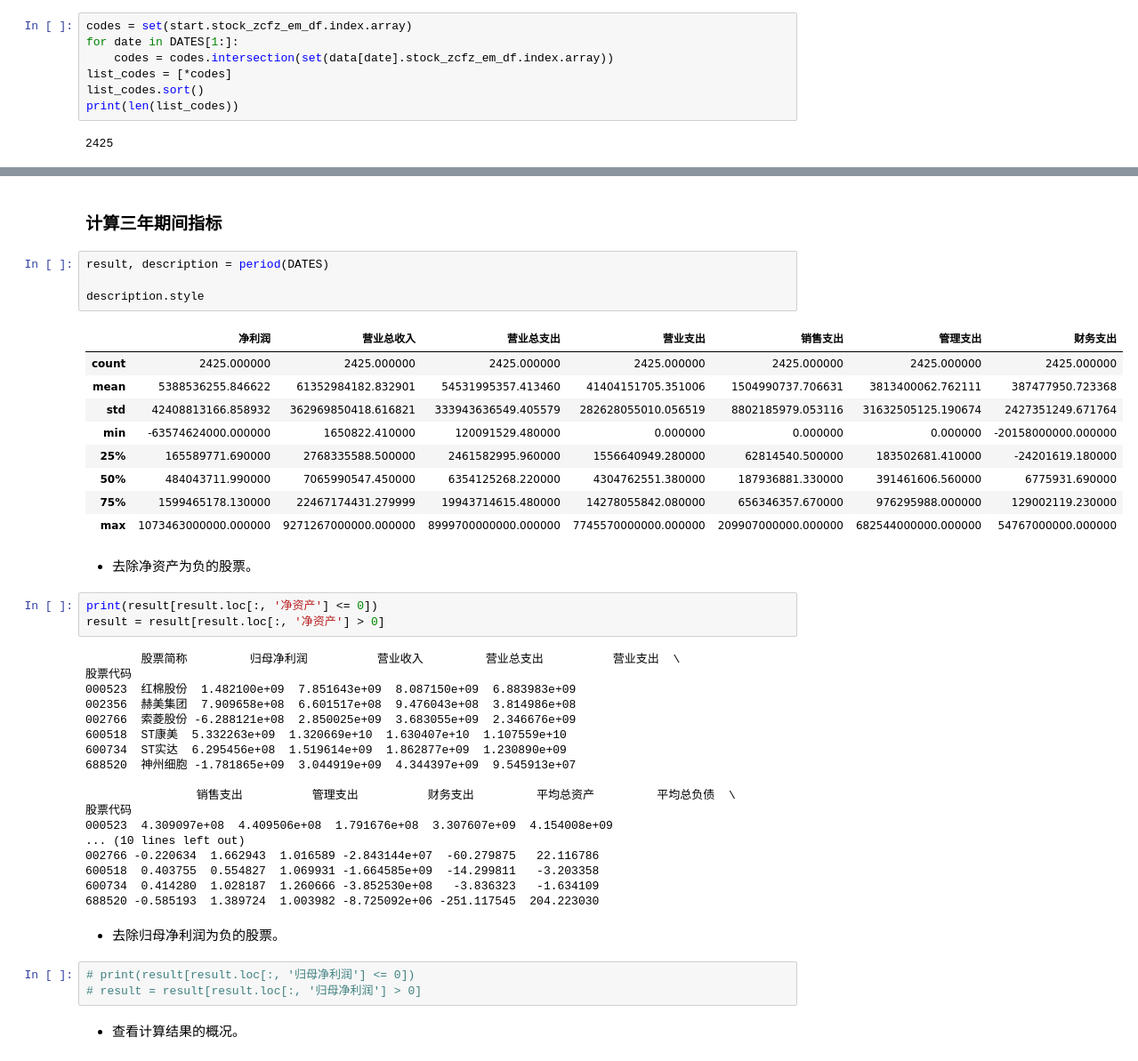
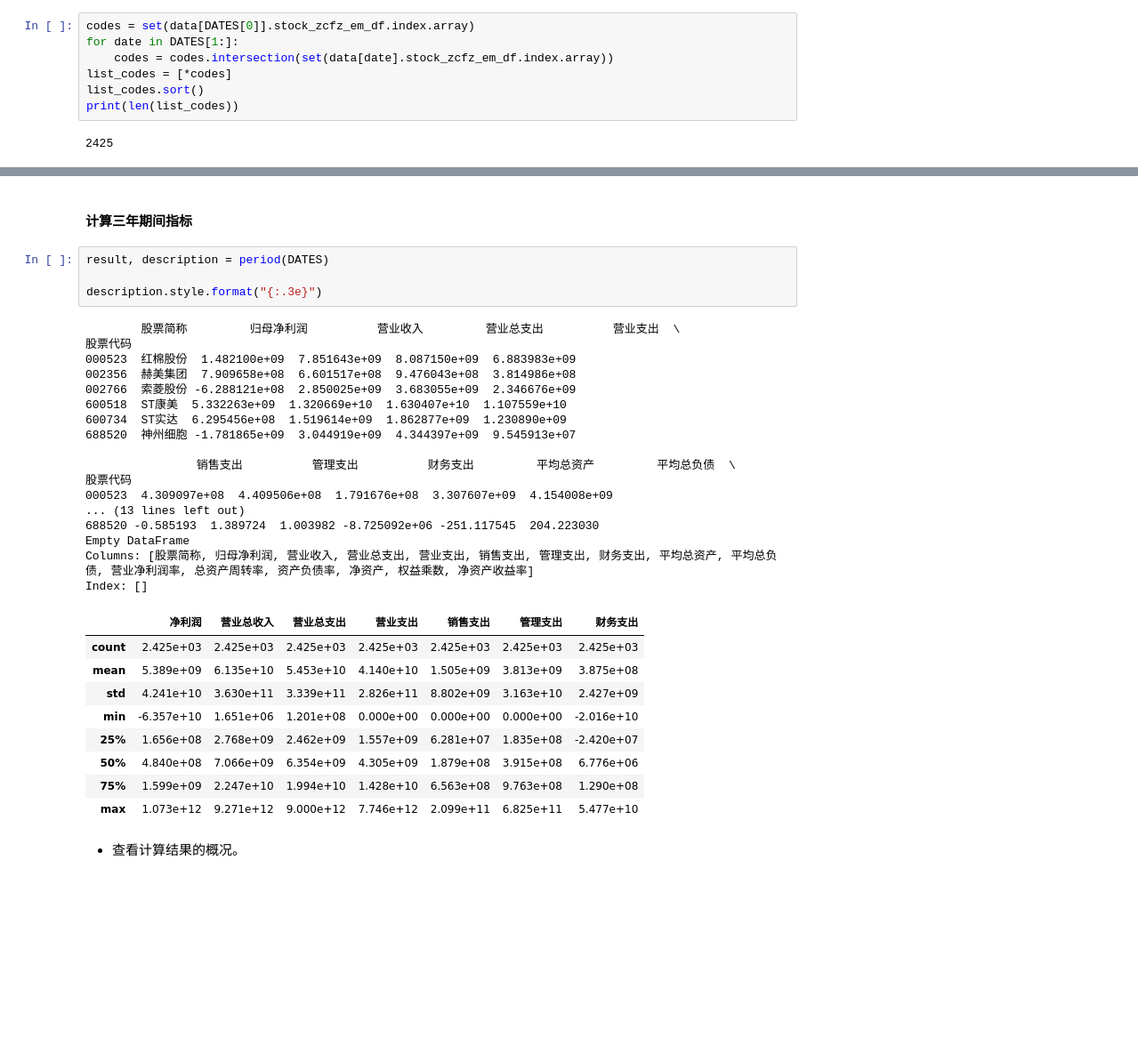
Before and after one commit to TheVeryDarkness/cs410, a Jupyter notebook: 2/2.ipynb, the cells around one changed output, grey strips where cells are left out. Shown: that part at 89% size. Drawn from its saved outputs; the diff is of its cells as text; blank space fills up the shorter version.

```diff
--- a/2/2.ipynb
+++ b/2/2.ipynb
@@ -156,7 +159,7 @@ max    3.159060e+11  3.483380e+11  3.611320e+11  3.639930e+11
 # %% [markdown]
 - 收集在 2021 年到 2023 年都处于上市状态且发布了年度财报的股票。
 # %%
-codes = set(start.stock_zcfz_em_df.index.array)
+codes = set(data[DATES[0]].stock_zcfz_em_df.index.array)
 for date in DATES[1:]:
     codes = codes.intersection(set(data[date].stock_zcfz_em_df.index.array))
 list_codes = [*codes]
@@ -239,47 +426,36 @@ def period(DATE: list[str]) -> tuple[pd.DataFrame, pd.DataFrame]:
 # %% [markdown]
-### 计算三年期间指标
+#### 计算三年期间指标
 # %%
 result, description = period(DATES)
 
-description.style
+description.style.format("{:.3e}")
 # %% [output]
+        股票简称         归母净利润          营业收入         营业总支出          营业支出  \
+股票代码
+000523  红棉股份  1.482100e+09  7.851643e+09  8.087150e+09  6.883983e+09
+002356  赫美集团  7.909658e+08  6.601517e+08  9.476043e+08  3.814986e+08
+002766  索菱股份 -6.288121e+08  2.850025e+09  3.683055e+09  2.346676e+09
+600518  ST康美  5.332263e+09  1.320669e+10  1.630407e+10  1.107559e+10
+600734  ST实达  6.295456e+08  1.519614e+09  1.862877e+09  1.230890e+09
+688520  神州细胞 -1.781865e+09  3.044919e+09  4.344397e+09  9.545913e+07
+
+                销售支出          管理支出          财务支出         平均总资产         平均总负债  \
+股票代码
+000523  4.309097e+08  4.409506e+08  1.791676e+08  3.307607e+09  4.154008e+09
+... (13 lines left out)
+688520 -0.585193  1.389724  1.003982 -8.725092e+06 -251.117545  204.223030
+Empty DataFrame
+Columns: [股票简称, 归母净利润, 营业收入, 营业总支出, 营业支出, 销售支出, 管理支出, 财务支出, 平均总资产, 平均总负债, 营业净利润率, 总资产周转率, 资产负债率, 净资产, 权益乘数, 净资产收益率]
+Index: []
 |  | 净利润 | 营业总收入 | 营业总支出 | 营业支出 | 销售支出 | 管理支出 | 财务支出 |
-| count | 2425.000000 | 2425.000000 | 2425.000000 | 2425.000000 | 2425.000000 | 2425.000000 | 2425.000000 |
-| mean | 5388536255.846622 | 61352984182.832901 | 54531995357.413460 | 41404151705.351006 | 1504990737.706631 | 3813400062.762111 | 387477950.723368 |
-| std | 42408813166.858932 | 362969850418.616821 | 333943636549.405579 | 282628055010.056519 | 8802185979.053116 | 31632505125.190674 | 2427351249.671764 |
-| min | -63574624000.000000 | 1650822.410000 | 120091529.480000 | 0.000000 | 0.000000 | 0.000000 | -20158000000.000000 |
-| 25% | 165589771.690000 | 2768335588.500000 | 2461582995.960000 | 1556640949.280000 | 62814540.500000 | 183502681.410000 | -24201619.180000 |
-| 50% | 484043711.990000 | 7065990547.450000 | 6354125268.220000 | 4304762551.380000 | 187936881.330000 | 391461606.560000 | 6775931.690000 |
-| 75% | 1599465178.130000 | 22467174431.279999 | 19943714615.480000 | 14278055842.080000 | 656346357.670000 | 976295988.000000 | 129002119.230000 |
-| max | 1073463000000.000000 | 9271267000000.000000 | 8999700000000.000000 | 7745570000000.000000 | 209907000000.000000 | 682544000000.000000 | 54767000000.000000 |
+| count | 2.425e+03 | 2.425e+03 | 2.425e+03 | 2.425e+03 | 2.425e+03 | 2.425e+03 | 2.425e+03 |
+| mean | 5.389e+09 | 6.135e+10 | 5.453e+10 | 4.140e+10 | 1.505e+09 | 3.813e+09 | 3.875e+08 |
+| std | 4.241e+10 | 3.630e+11 | 3.339e+11 | 2.826e+11 | 8.802e+09 | 3.163e+10 | 2.427e+09 |
+| min | -6.357e+10 | 1.651e+06 | 1.201e+08 | 0.000e+00 | 0.000e+00 | 0.000e+00 | -2.016e+10 |
+| 25% | 1.656e+08 | 2.768e+09 | 2.462e+09 | 1.557e+09 | 6.281e+07 | 1.835e+08 | -2.420e+07 |
+| 50% | 4.840e+08 | 7.066e+09 | 6.354e+09 | 4.305e+09 | 1.879e+08 | 3.915e+08 | 6.776e+06 |
+| 75% | 1.599e+09 | 2.247e+10 | 1.994e+10 | 1.428e+10 | 6.563e+08 | 9.763e+08 | 1.290e+08 |
+| max | 1.073e+12 | 9.271e+12 | 9.000e+12 | 7.746e+12 | 2.099e+11 | 6.825e+11 | 5.477e+10 |
-# %% [markdown]
-- 去除净资产为负的股票。
-# %%
-print(result[result.loc[:, '净资产'] <= 0])
-result = result[result.loc[:, '净资产'] > 0]
-# %% [output]
-        股票简称         归母净利润          营业收入         营业总支出          营业支出  \
-股票代码
-000523  红棉股份  1.482100e+09  7.851643e+09  8.087150e+09  6.883983e+09
-002356  赫美集团  7.909658e+08  6.601517e+08  9.476043e+08  3.814986e+08
-002766  索菱股份 -6.288121e+08  2.850025e+09  3.683055e+09  2.346676e+09
-600518  ST康美  5.332263e+09  1.320669e+10  1.630407e+10  1.107559e+10
-600734  ST实达  6.295456e+08  1.519614e+09  1.862877e+09  1.230890e+09
-688520  神州细胞 -1.781865e+09  3.044919e+09  4.344397e+09  9.545913e+07
-
-                销售支出          管理支出          财务支出         平均总资产         平均总负债  \
-股票代码
-000523  4.309097e+08  4.409506e+08  1.791676e+08  3.307607e+09  4.154008e+09
-... (10 lines left out)
-002766 -0.220634  1.662943  1.016589 -2.843144e+07  -60.279875   22.116786
-600518  0.403755  0.554827  1.069931 -1.664585e+09  -14.299811   -3.203358
-600734  0.414280  1.028187  1.260666 -3.852530e+08   -3.836323   -1.634109
-688520 -0.585193  1.389724  1.003982 -8.725092e+06 -251.117545  204.223030
-# %% [markdown]
-- 去除归母净利润为负的股票。
-# %%
-# print(result[result.loc[:, '归母净利润'] <= 0])
-# result = result[result.loc[:, '归母净利润'] > 0]
 # %% [markdown]
 - 查看计算结果的概况。
 # %%
```
Also changed, not shown: parts of 29 cells of this notebook, 1 other file.
